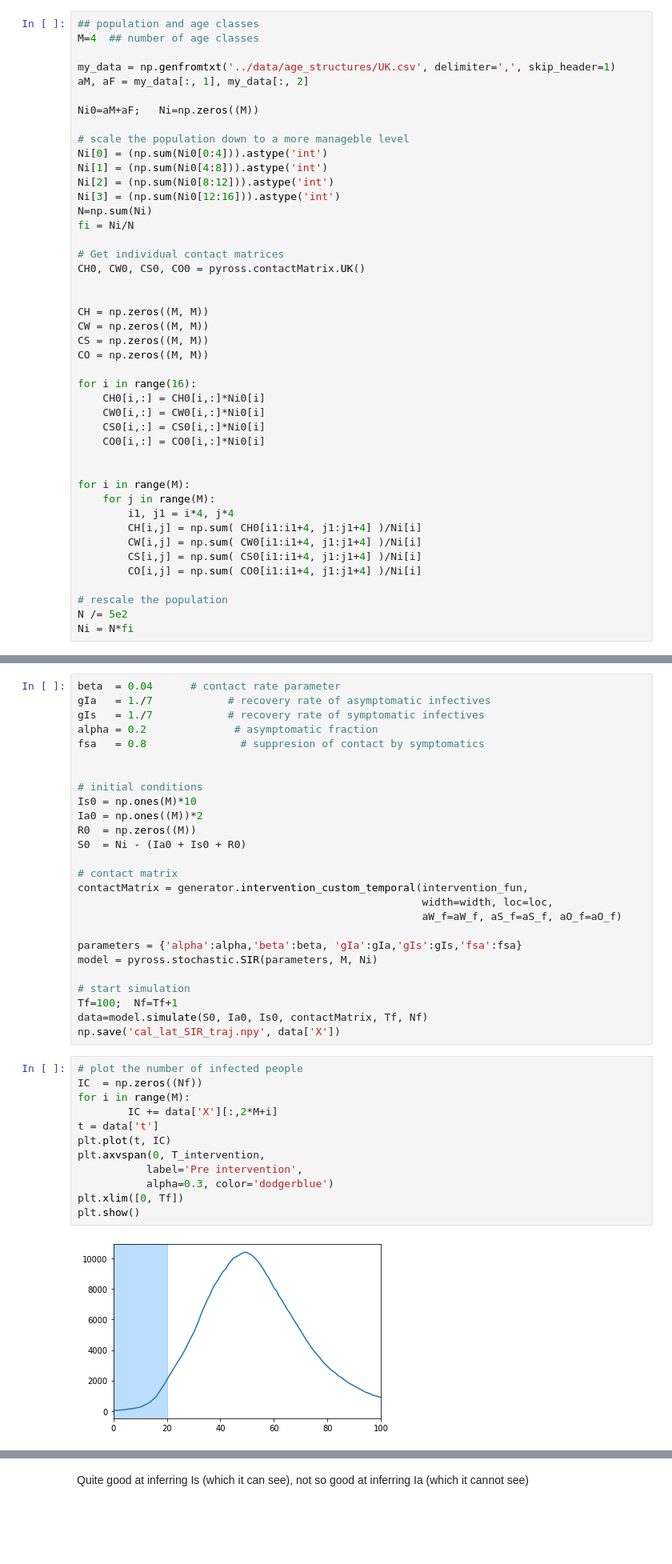
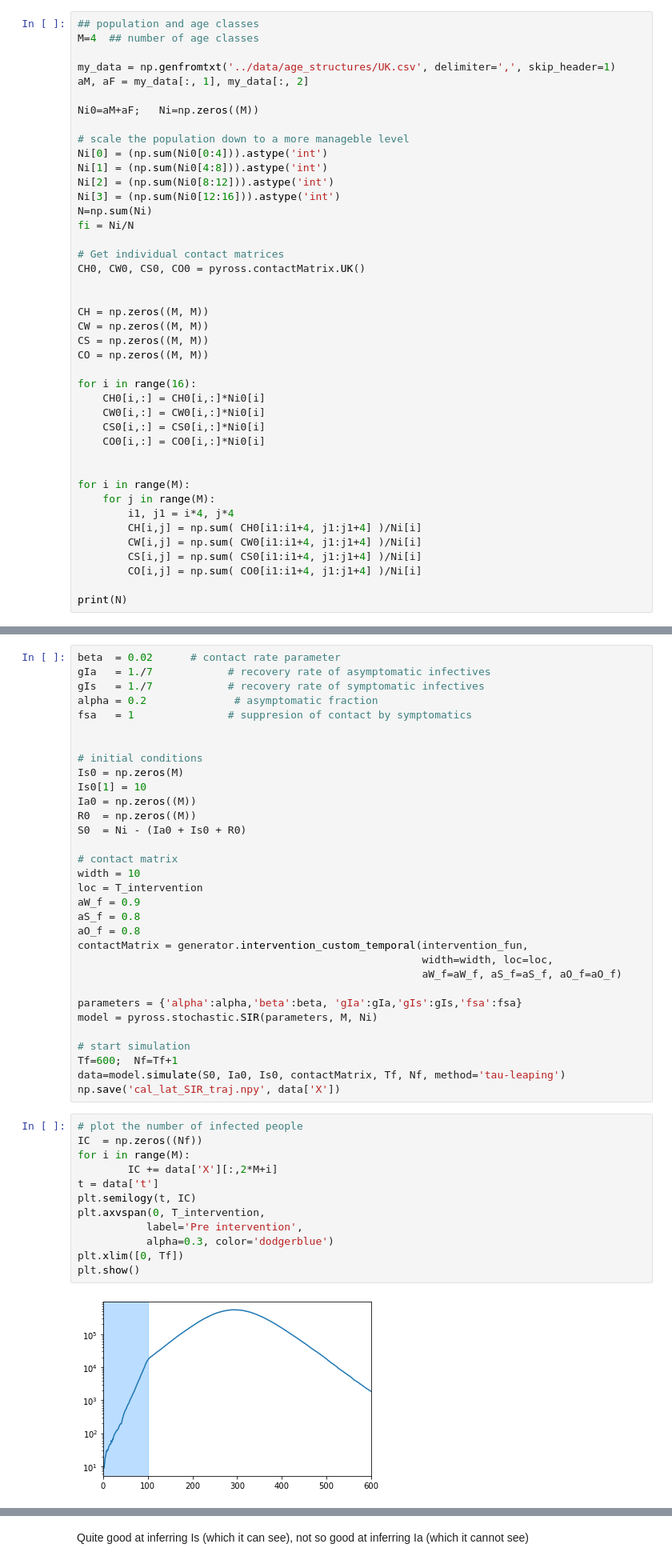
Before and after one commit to rajeshrinet/pyross, a Jupyter notebook: examples/inference/ex13_calibration_latent_SIR.ipynb, the cells around one changed output, grey strips where cells are left out. Shown at 80% size. Saved outputs shown, nothing was run; the diff lists cells and outputs as text; blank space fills up the shorter version.

```diff
--- a/examples/inference/ex13_calibration_latent_SIR.ipynb
+++ b/examples/inference/ex13_calibration_latent_SIR.ipynb
@@ -72,6 +72,4 @@ for i in range(M):
         CS[i,j] = np.sum( CS0[i1:i1+4, j1:j1+4] )/Ni[i]
         CO[i,j] = np.sum( CO0[i1:i1+4, j1:j1+4] )/Ni[i]
 
-# rescale the population
-N /= 5e2
-Ni = N*fi
+print(N)
@@ -108,18 +104,24 @@ plt.show()
 # %%
-beta  = 0.04      # contact rate parameter
+beta  = 0.02      # contact rate parameter
 gIa   = 1./7            # recovery rate of asymptomatic infectives
 gIs   = 1./7            # recovery rate of symptomatic infectives
 alpha = 0.2              # asymptomatic fraction
-fsa   = 0.8               # suppresion of contact by symptomatics
+fsa   = 1               # suppresion of contact by symptomatics
 
 
 # initial conditions
-Is0 = np.ones(M)*10
-Ia0 = np.ones((M))*2
+Is0 = np.zeros(M)
+Is0[1] = 10
+Ia0 = np.zeros((M))
 R0  = np.zeros((M))
 S0  = Ni - (Ia0 + Is0 + R0)
 
 # contact matrix
+width = 10
+loc = T_intervention
+aW_f = 0.9
+aS_f = 0.8
+aO_f = 0.8
 contactMatrix = generator.intervention_custom_temporal(intervention_fun,
                                                        width=width, loc=loc,
                                                        aW_f=aW_f, aS_f=aS_f, aO_f=aO_f)
@@ -128,23 +130,23 @@ parameters = {'alpha':alpha,'beta':beta, 'gIa':gIa,'gIs':gIs,'fsa':fsa}
 model = pyross.stochastic.SIR(parameters, M, Ni)
 
 # start simulation
-Tf=100;  Nf=Tf+1
-data=model.simulate(S0, Ia0, Is0, contactMatrix, Tf, Nf)
+Tf=600;  Nf=Tf+1
+data=model.simulate(S0, Ia0, Is0, contactMatrix, Tf, Nf, method='tau-leaping')
 np.save('cal_lat_SIR_traj.npy', data['X'])
 # %%
 # plot the number of infected people
 IC  = np.zeros((Nf))
 for i in range(M):
         IC += data['X'][:,2*M+i]
 t = data['t']
-plt.plot(t, IC)
+plt.semilogy(t, IC)
 plt.axvspan(0, T_intervention,
            label='Pre intervention',
            alpha=0.3, color='dodgerblue')
 plt.xlim([0, Tf])
 plt.show()
 # %% [output]
-[figure, old version]
+[figure, new version]
 # %% [markdown]
 ## 2) Infer the parameters and initial conditions for the pre-intervention trajectory
 # %%
```
Also changed, not shown: parts of 15 cells of this notebook, 1 other file.
